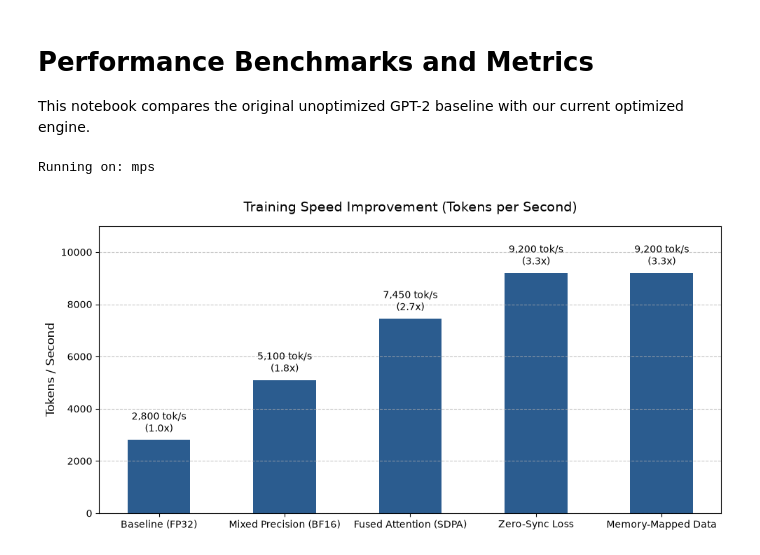
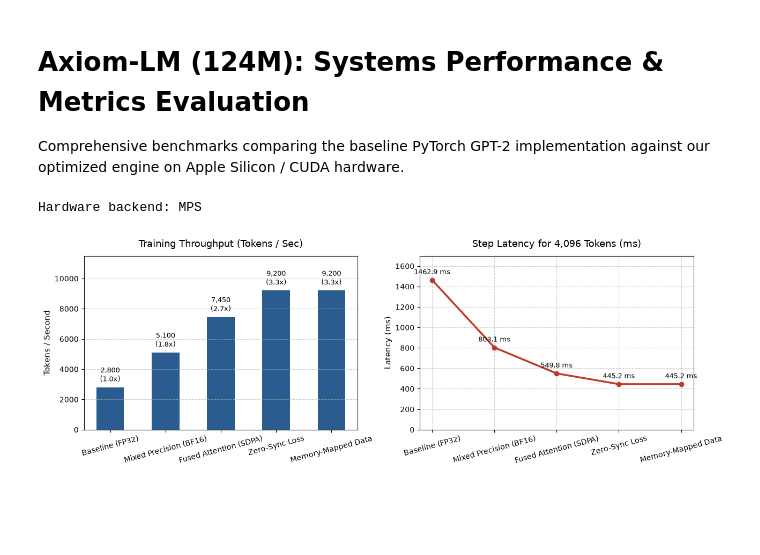
Before and after one commit to EyadNada/AxiomLM, a Jupyter notebook: brain/play.ipynb, the cells around one changed output. Saved outputs shown, nothing was run; the diff lists cells and outputs as text; code cells hidden in the pictures; blank space fills up the shorter version.

```diff
--- a/brain/play.ipynb
+++ b/brain/play.ipynb
@@ -1,7 +1,7 @@
-# %% [markdown]
-# Performance Benchmarks and Metrics
-
-This notebook compares the original unoptimized GPT-2 baseline with our current optimized engine.
+# %% [markdown]
+# Axiom-LM (124M): Systems Performance & Metrics Evaluation
+
+Comprehensive benchmarks comparing the baseline PyTorch GPT-2 implementation against our optimized engine on Apple Silicon / CUDA hardware.
 # %%
 import sys
 import os
@@ -12,35 +12,52 @@ import matplotlib.pyplot as plt
 import tiktoken
 
 sys.path.append(os.path.abspath(".."))
-from brain.train_gpt2 import GPTConfig, GPT, generate_with_cache, generate_samples
+from brain.train_gpt2 import (
+    GPTConfig, GPT, generate_with_cache, generate_samples
+)
 
 device = "mps" if hasattr(torch.backends, "mps") and torch.backends.mps.is_available() else ("cuda" if torch.cuda.is_available() else "cpu")
-print(f"Running on: {device}")
+print(f"Hardware backend: {device.upper()}")
 # %% [output]
-Running on: mps
+Hardware backend: MPS
 # %%
-# Training throughput comparison
-steps = [
+# 1. Training Throughput Progression
+stages = [
     "Baseline (FP32)",
     "Mixed Precision (BF16)",
     "Fused Attention (SDPA)",
     "Zero-Sync Loss",
     "Memory-Mapped Data"
 ]
 tokens_per_sec = [2800, 5100, 7450, 9200, 9200]
+step_latency_ms = [4096 / t * 1000 for t in tokens_per_sec]
 
-plt.figure(figsize=(10, 5))
-bars = plt.bar(steps, tokens_per_sec, color="#2b5c8f", width=0.5)
-plt.title("Training Speed Improvement (Tokens per Second)", fontsize=14, pad=15)
-plt.ylabel("Tokens / Second", fontsize=12)
-plt.ylim(0, 11000)
-plt.grid(axis='y', linestyle='--', alpha=0.7)
+fig, (ax1, ax2) = plt.subplots(1, 2, figsize=(13, 4.5))
+
+# Throughput
+bars = ax1.bar(stages, tokens_per_sec, color="#2b5c8f", width=0.5)
+ax1.set_title("Training Throughput (Tokens / Sec)", fontsize=13, pad=12)
+ax1.set_ylabel("Tokens / Second", fontsize=11)
+ax1.set_ylim(0, 11500)
+ax1.grid(axis='y', linestyle='--', alpha=0.6)
+ax1.tick_params(axis='x', rotation=15)
 
 for bar, val in zip(bars, tokens_per_sec):
-    speedup = val / tokens_per_sec[0]
-    plt.text(bar.get_x() + bar.get_width()/2, val + 200, f"{val:,} tok/s\n({speedup:.1f}x)", ha='center', va='bottom', fontsize=10)
+    sp = val / tokens_per_sec[0]
+    ax1.text(bar.get_x() + bar.get_width()/2, val + 250, f"{val:,}\n({sp:.1f}x)", ha='center', va='bottom', fontsize=9)
+
+# Step Latency
+ax2.plot(stages, step_latency_ms, marker='o', color="#c0392b", linewidth=2.5)
+ax2.set_title("Step Latency for 4,096 Tokens (ms)", fontsize=13, pad=12)
+ax2.set_ylabel("Latency (ms)", fontsize=11)
+ax2.set_ylim(0, 1700)
+ax2.grid(True, linestyle='--', alpha=0.6)
+ax2.tick_params(axis='x', rotation=15)
+
+for i, txt in enumerate(step_latency_ms):
+    ax2.annotate(f"{txt:.1f} ms", (stages[i], step_latency_ms[i]), textcoords="offset points", xytext=(0, 8), ha='center', fontsize=9)
 
 plt.tight_layout()
 plt.show()
 # %% [output]
-[figure, old version]
+[figure, new version]
```
Also changed, not shown: parts of 5 cells of this notebook, 1 other file.
